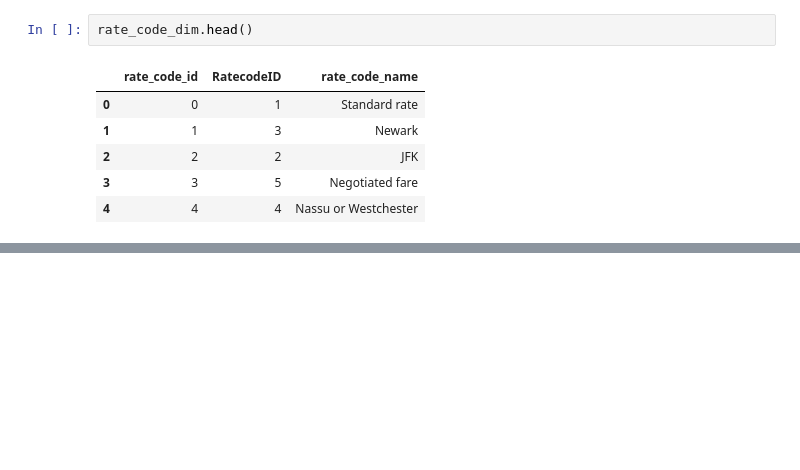
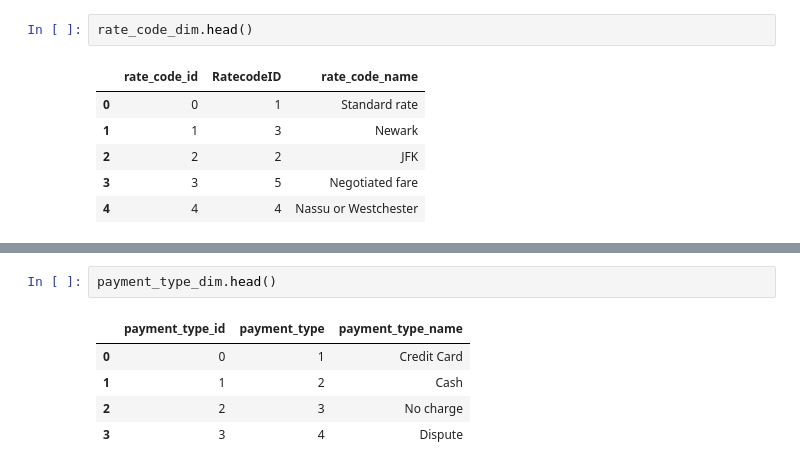
Before and after one commit to yashvisharma1204/Uber_rides-data_analysis, a Jupyter notebook: data.ipynb, the cells around one changed output, grey strips where cells are left out. Drawn from its saved outputs; the diff is of its cells as text; blank space fills up the shorter version.

```diff
--- a/data.ipynb
+++ b/data.ipynb
@@ -167,0 +222,8 @@ rate_code_dim.head()
+# %%
+payment_type_dim.head()
+# %% [output]
+|  | payment_type_id | payment_type | payment_type_name |
+| 0 | 0 | 1 | Credit Card |
+| 1 | 1 | 2 | Cash |
+| 2 | 2 | 3 | No charge |
+| 3 | 3 | 4 | Dispute |
```
Also changed, not shown: parts of 8 cells of this notebook.
